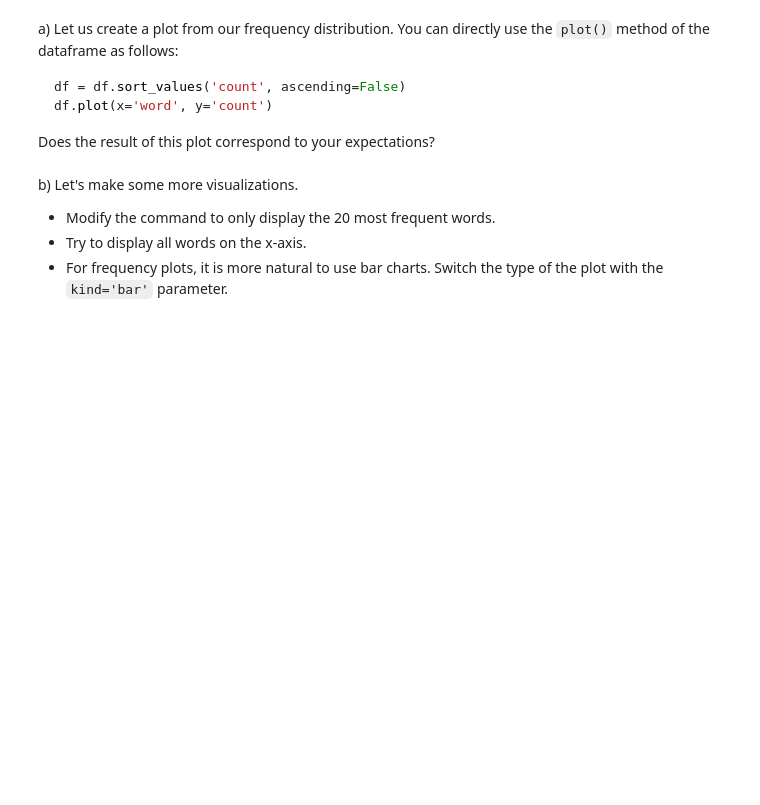
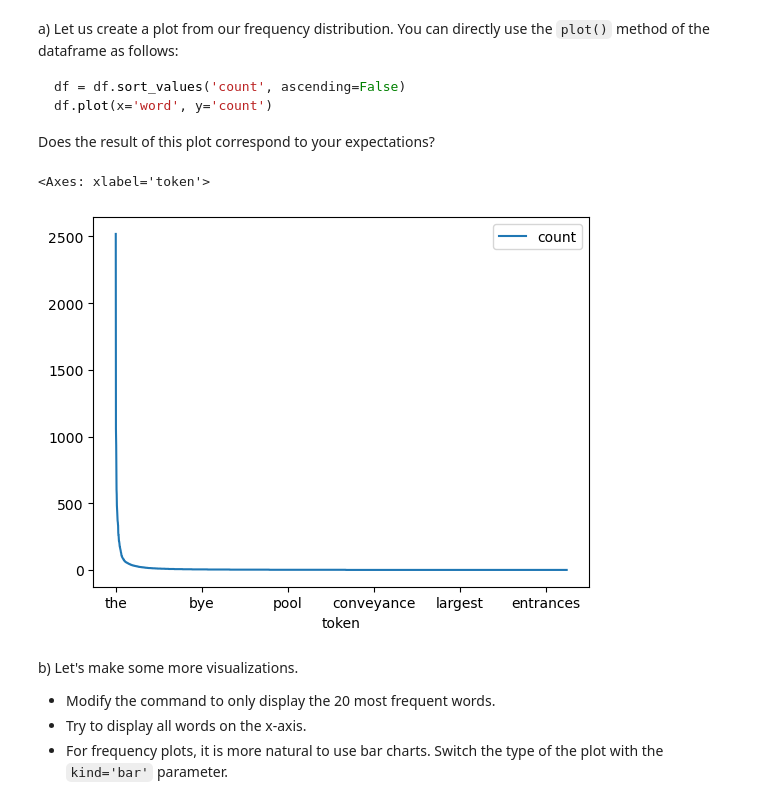
Before and after one commit to qiqin4/IN4080-2025, a Jupyter notebook: lab_sessions/week1/in4080-exercises1.ipynb, the cells around one changed output. Cells and saved outputs as stored; diff of their text form; code cells hidden in the pictures; blank space fills up the shorter version.

````diff
--- a/lab_sessions/week1/in4080-exercises1.ipynb
+++ b/lab_sessions/week1/in4080-exercises1.ipynb
@@ -67,3 +84,11 @@ necessary. Replace all line breaks in the raw text with a space.
 
 If you are not familiar with regular expressions, let your teachers know. We won’t need them now, but they
 can come quite handy for a lot of text processing tasks, so it’s worth investing some time in learning the basics…
+# %%
+import re
+
+# Replace all line breaks (\n) with a space
+clean_text = re.sub(r"\n", " ", text)
+
+# collapse multiple spaces into one
+clean_text = re.sub(r"\s+", " ", clean_text)
@@ -70,2 +97,8 @@ can come quite handy for a lot of text processing tasks, so it’s worth investi
 # %% [markdown]
 e) Run the new text through the sentence tokenizer again. How do you judge the result? Have new errors been introduced?
+# %%
+import spacy
+nlp = spacy.load("en_core_web_sm")
+doc = nlp(clean_text)
+print("Number of sentences:", len(list(doc.sents)))
+print(clean_text)
@@ -85,3 +121,14 @@ print(c['with'])
 ```
 # %% [markdown]
 a) Print out the 10 most frequent tokens in the text.
+# %%
+import spacy
+nlp = spacy.load("en_core_web_sm")
+doc = nlp(clean_text)
+tokens = [token.text.lower() for token in doc]
+
+import collections
+
+c = collections.Counter(tokens)
+print(c.most_common(10))
+print(c['with'])
@@ -112,3 +179,10 @@ df.head()    # Display the first rows
 You can do the same with your word counter.
 
 How many types and how many tokens does the text contain? What is its type-token-ratio?
+# %%
+import pandas as pd
+
+df = pd.DataFrame(c.items(), columns=['token', 'count'])
+df = df.sort_values(by="count", ascending=False).reset_index(drop=True) # drop the old row index
+
+df.head()
@@ -146,6 +260,12 @@ df.plot(x='word', y='count')
 ```
 
 Does the result of this plot correspond to your expectations?
+# %%
+df = df.sort_values('count', ascending=False)
+df.plot(x='token', y='count')
+# %% [output]
+<Axes: xlabel='token'>
+[figure, added]
 # %% [markdown]
 b) Let's make some more visualizations.
 
````
Also changed, not shown: parts of 18 cells of this notebook.
